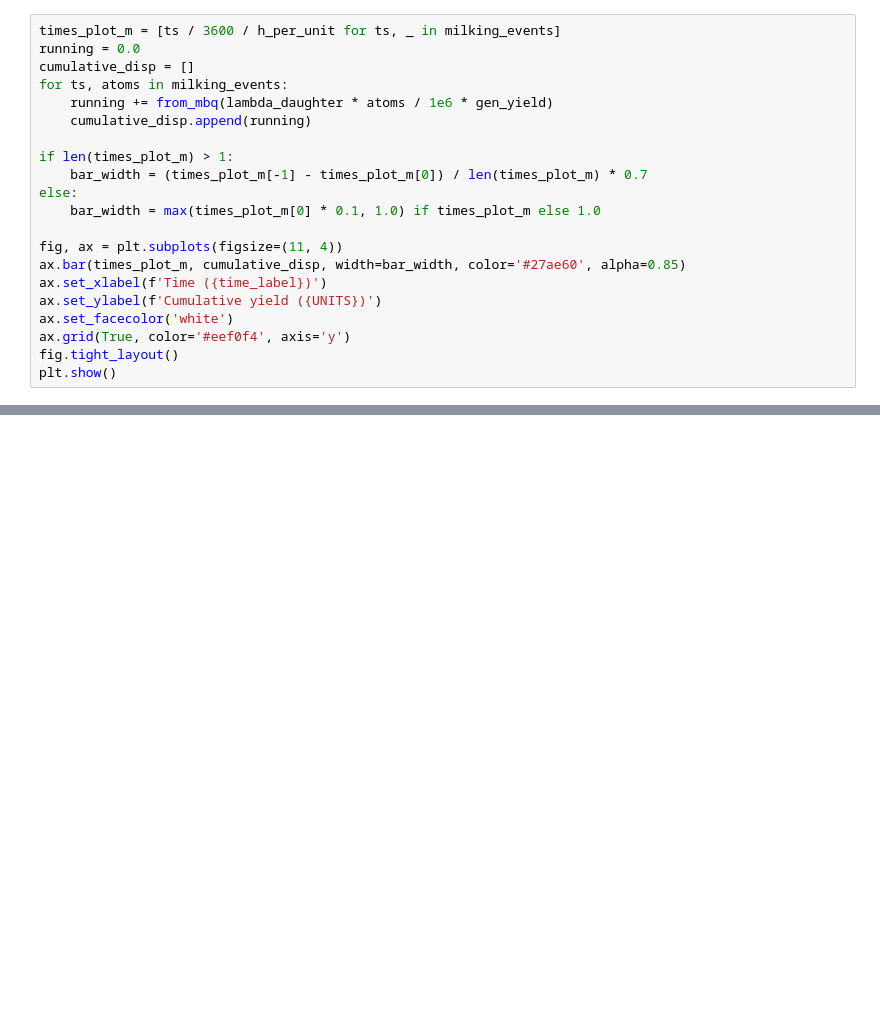
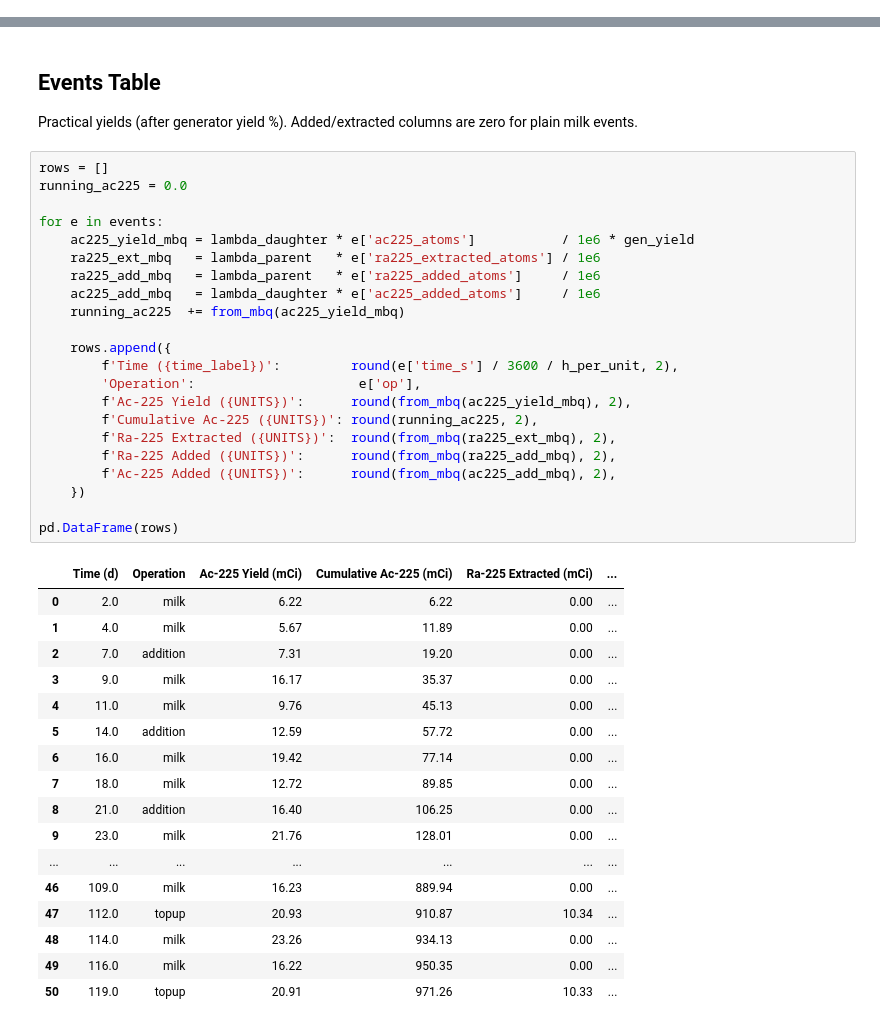
Before and after one commit to ArtemChemist/generator_calc, a Jupyter notebook: generator_notebook.ipynb, the cells around one changed output, grey strips where cells are left out. Cells and saved outputs as stored; diff of their text form; blank space fills up the shorter version.

```diff
--- a/generator_notebook.ipynb
+++ b/generator_notebook.ipynb
@@ -325,21 +49,0 @@ Running total of practical yield after each milking.
-# %%
-times_plot_m = [ts / 3600 / h_per_unit for ts, _ in milking_events]
-running = 0.0
-cumulative_disp = []
-for ts, atoms in milking_events:
-    running += from_mbq(lambda_daughter * atoms / 1e6 * gen_yield)
-    cumulative_disp.append(running)
-
-if len(times_plot_m) > 1:
-    bar_width = (times_plot_m[-1] - times_plot_m[0]) / len(times_plot_m) * 0.7
-else:
-    bar_width = max(times_plot_m[0] * 0.1, 1.0) if times_plot_m else 1.0
-
-fig, ax = plt.subplots(figsize=(11, 4))
-ax.bar(times_plot_m, cumulative_disp, width=bar_width, color='#27ae60', alpha=0.85)
-ax.set_xlabel(f'Time ({time_label})')
-ax.set_ylabel(f'Cumulative yield ({UNITS})')
-ax.set_facecolor('white')
-ax.grid(True, color='#eef0f4', axis='y')
-fig.tight_layout()
-plt.show()
@@ -345,0 +379,44 @@ plt.show()
+# %% [markdown]
+## Events Table
+
+Practical yields (after generator yield %). Added/extracted columns are zero for plain milk events.
+# %%
+rows = []
+running_ac225 = 0.0
+
+for e in events:
+    ac225_yield_mbq = lambda_daughter * e['ac225_atoms']           / 1e6 * gen_yield
+    ra225_ext_mbq   = lambda_parent   * e['ra225_extracted_atoms'] / 1e6
+    ra225_add_mbq   = lambda_parent   * e['ra225_added_atoms']     / 1e6
+    ac225_add_mbq   = lambda_daughter * e['ac225_added_atoms']     / 1e6
+    running_ac225  += from_mbq(ac225_yield_mbq)
+
+    rows.append({
+        f'Time ({time_label})':         round(e['time_s'] / 3600 / h_per_unit, 2),
+        'Operation':                     e['op'],
+        f'Ac-225 Yield ({UNITS})':      round(from_mbq(ac225_yield_mbq), 2),
+        f'Cumulative Ac-225 ({UNITS})': round(running_ac225, 2),
+        f'Ra-225 Extracted ({UNITS})':  round(from_mbq(ra225_ext_mbq), 2),
+        f'Ra-225 Added ({UNITS})':      round(from_mbq(ra225_add_mbq), 2),
+        f'Ac-225 Added ({UNITS})':      round(from_mbq(ac225_add_mbq), 2),
+    })
+
+pd.DataFrame(rows)
+# %% [output]
+|  | Time (d) | Operation | Ac-225 Yield (mCi) | Cumulative Ac-225 (mCi) | Ra-225 Extracted (mCi) | ... |
+| 0 | 2.0 | milk | 6.22 | 6.22 | 0.00 | ... |
+| 1 | 4.0 | milk | 5.67 | 11.89 | 0.00 | ... |
+| 2 | 7.0 | addition | 7.31 | 19.20 | 0.00 | ... |
+| 3 | 9.0 | milk | 16.17 | 35.37 | 0.00 | ... |
+| 4 | 11.0 | milk | 9.76 | 45.13 | 0.00 | ... |
+| 5 | 14.0 | addition | 12.59 | 57.72 | 0.00 | ... |
+| 6 | 16.0 | milk | 19.42 | 77.14 | 0.00 | ... |
+| 7 | 18.0 | milk | 12.72 | 89.85 | 0.00 | ... |
+| 8 | 21.0 | addition | 16.40 | 106.25 | 0.00 | ... |
+| 9 | 23.0 | milk | 21.76 | 128.01 | 0.00 | ... |
+| ... | ... | ... | ... | ... | ... | ... |
+| 46 | 109.0 | milk | 16.23 | 889.94 | 0.00 | ... |
+| 47 | 112.0 | topup | 20.93 | 910.87 | 10.34 | ... |
+| 48 | 114.0 | milk | 23.26 | 934.13 | 0.00 | ... |
+| 49 | 116.0 | milk | 16.22 | 950.35 | 0.00 | ... |
+| 50 | 119.0 | topup | 20.91 | 971.26 | 10.33 | ... |
```
Also changed, not shown: parts of 20 cells of this notebook, 1 other file.
